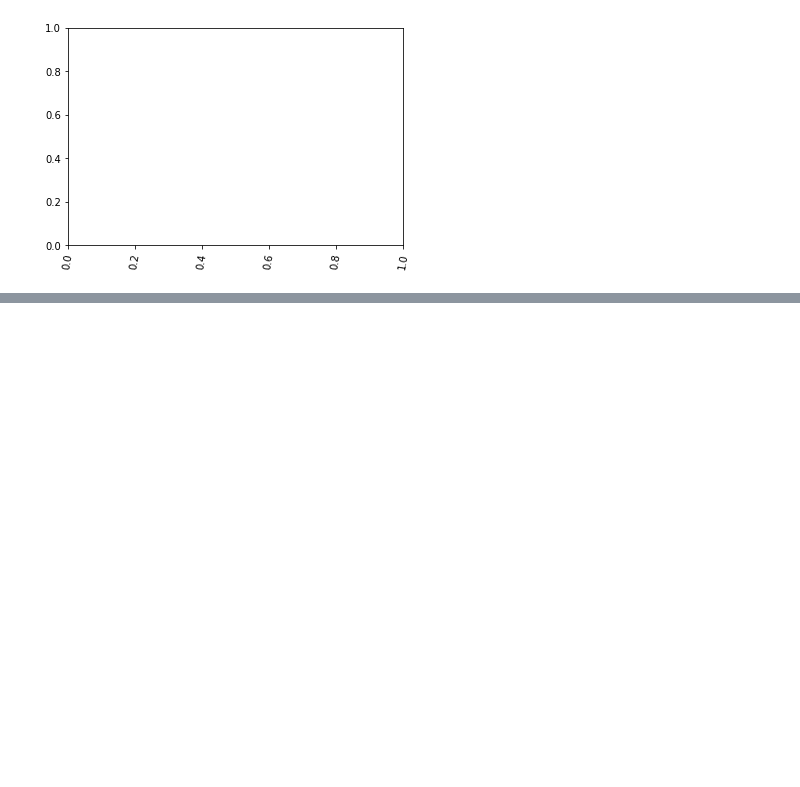
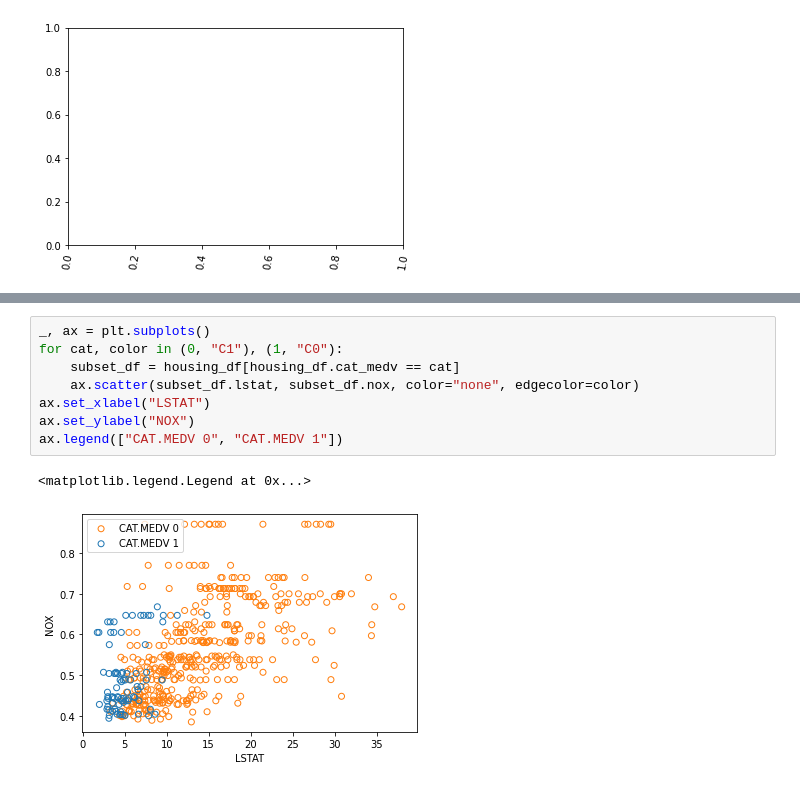
Before and after one commit to alextanhongpin/data-mining-for-business-analytics, a Jupyter notebook: 03_data_visualization.ipynb, the cells around one changed output, grey strips where cells are left out. Saved outputs shown, nothing was run; the diff lists cells and outputs as text; blank space fills up the shorter version.

```diff
--- a/03_data_visualization.ipynb
+++ b/03_data_visualization.ipynb
@@ -268,0 +282,11 @@ plt.xticks(rotation=80)
+# %%
+_, ax = plt.subplots()
+for cat, color in (0, "C1"), (1, "C0"):
+    subset_df = housing_df[housing_df.cat_medv == cat]
+    ax.scatter(subset_df.lstat, subset_df.nox, color="none", edgecolor=color)
+ax.set_xlabel("LSTAT")
+ax.set_ylabel("NOX")
+ax.legend(["CAT.MEDV 0", "CAT.MEDV 1"])
+# %% [output]
+<matplotlib.legend.Legend at 0x...>
+[figure, added]
```
Also changed, not shown: parts of 18 cells of this notebook, 1 other file.
